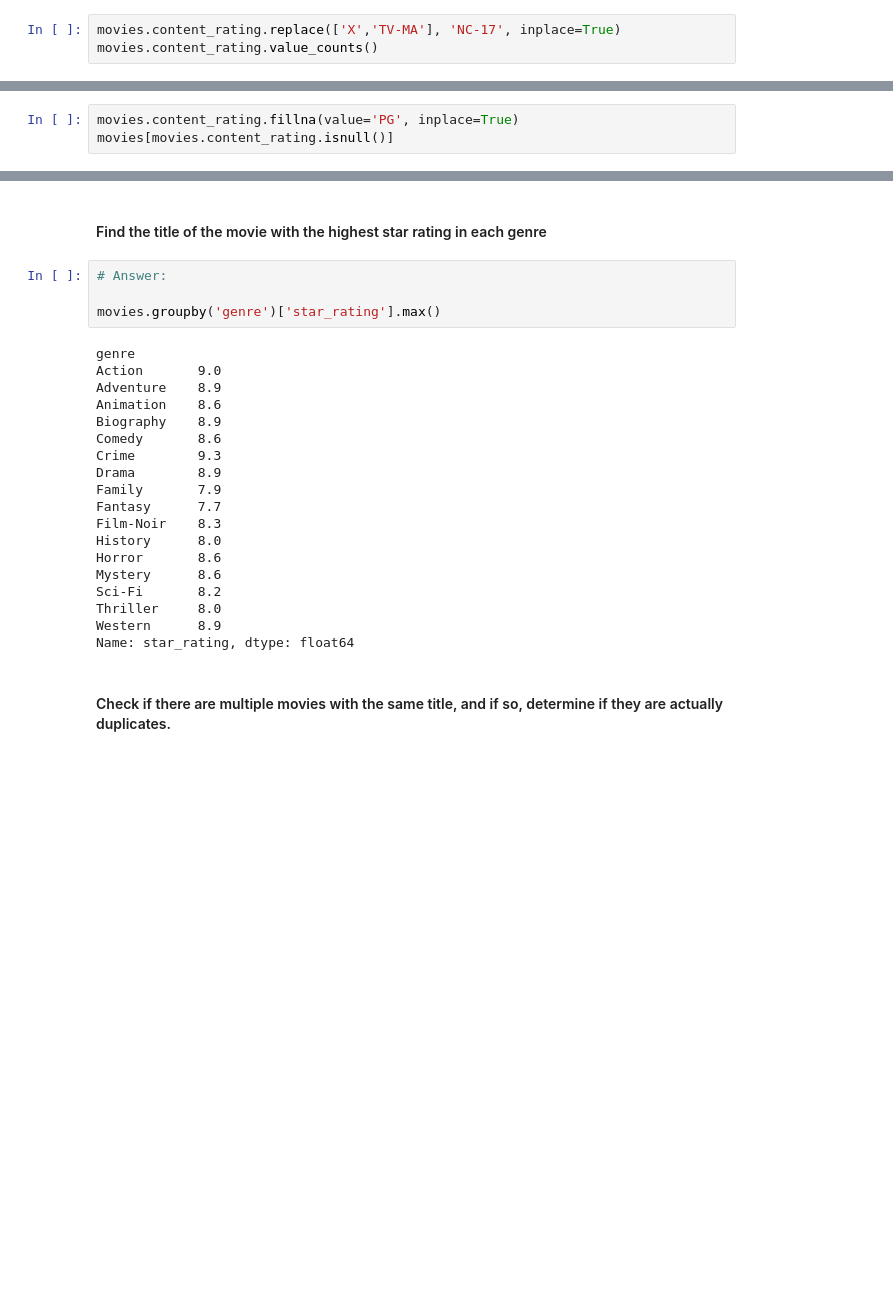
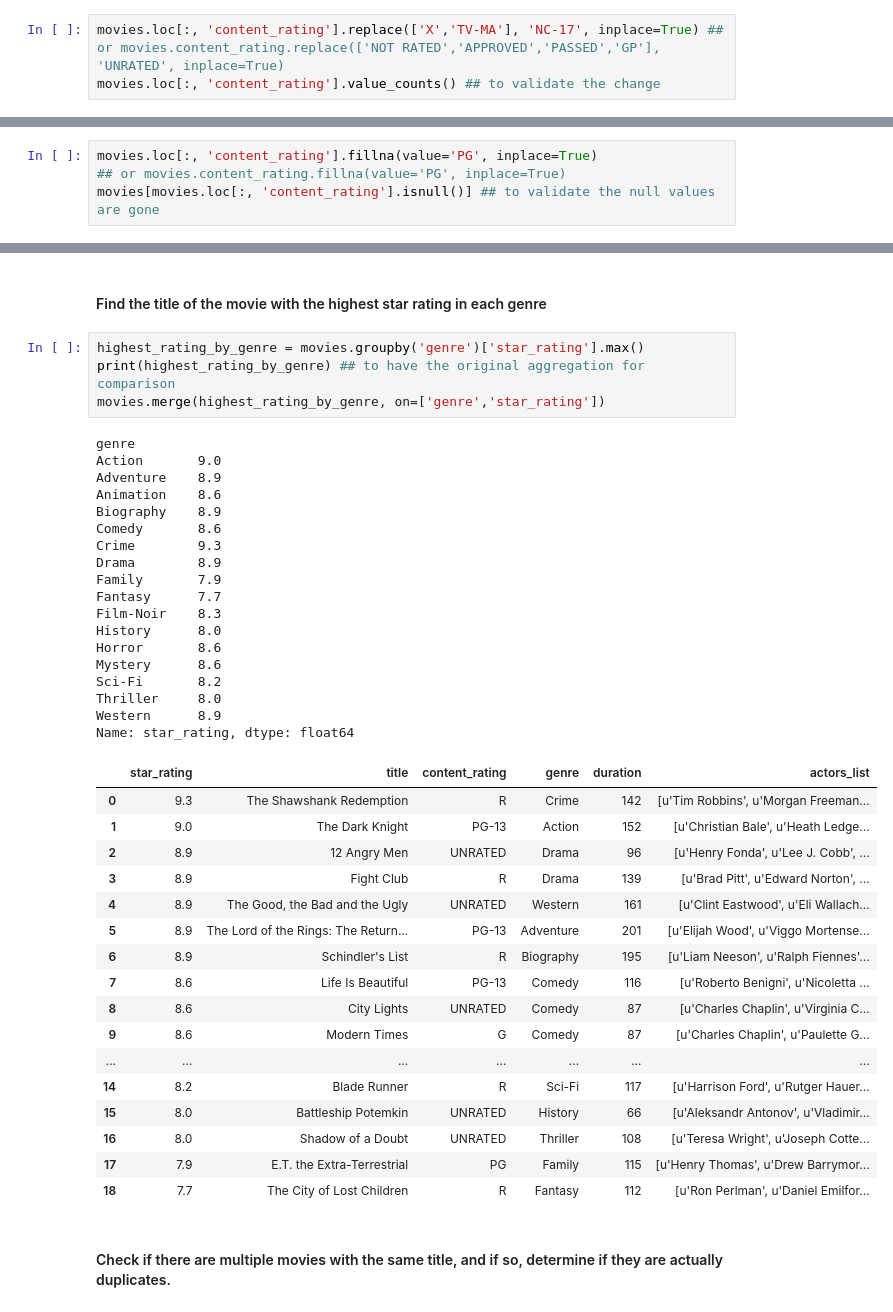
Before and after one commit to JimScheffel/jim_scheffel_unit2_project, a Jupyter notebook: imdb.ipynb, the cells around one changed output, grey strips where cells are left out. Cells and saved outputs as stored; diff of their text form; blank space fills up the shorter version.

```diff
--- a/imdb.ipynb
+++ b/imdb.ipynb
@@ -140,8 +143,8 @@ Name: content_rating, dtype: int64
 # %% [markdown]
 #### Convert the following content ratings to "NC-17": X, TV-MA.
 # %%
-movies.content_rating.replace(['X','TV-MA'], 'NC-17', inplace=True)
-movies.content_rating.value_counts()
+movies.loc[:, 'content_rating'].replace(['X','TV-MA'], 'NC-17', inplace=True) ## or movies.content_rating.replace(['NOT RATED','APPROVED','PASSED','GP'], 'UNRATED', inplace=True)
+movies.loc[:, 'content_rating'].value_counts() ## to validate the change
 # %% [output]
 R          460
 PG-13      189
@@ -174,6 +179,7 @@ movies[movies.content_rating.isnull()]
 # %%
-movies.content_rating.fillna(value='PG', inplace=True)
-movies[movies.content_rating.isnull()]
+movies.loc[:, 'content_rating'].fillna(value='PG', inplace=True)
+## or movies.content_rating.fillna(value='PG', inplace=True)
+movies[movies.loc[:, 'content_rating'].isnull()] ## to validate the null values are gone
 # %% [output]
 |  | star_rating | title | content_rating | genre | duration | actors_list |
 # %% [markdown]
@@ -219,28 +231,45 @@ movies.groupby('genre').agg({'duration':'mean'})
 # Answer:
 # %% [markdown]
 #### Find the title of the movie with the highest star rating in each genre
-# %%
-# Answer:
-
-movies.groupby('genre')['star_rating'].max()
-# %% [output]
-genre
-Action       9.0
-Adventure    8.9
-Animation    8.6
-Biography    8.9
-Comedy       8.6
-Crime        9.3
-Drama        8.9
-Family       7.9
-Fantasy      7.7
-Film-Noir    8.3
-History      8.0
-Horror       8.6
-Mystery      8.6
-Sci-Fi       8.2
-Thriller     8.0
-Western      8.9
-Name: star_rating, dtype: float64
+# %%
+highest_rating_by_genre = movies.groupby('genre')['star_rating'].max()
+print(highest_rating_by_genre) ## to have the original aggregation for comparison
+movies.merge(highest_rating_by_genre, on=['genre','star_rating'])
+# %% [output]
+genre
+Action       9.0
+Adventure    8.9
+Animation    8.6
+Biography    8.9
+Comedy       8.6
+Crime        9.3
+Drama        8.9
+Family       7.9
+Fantasy      7.7
+Film-Noir    8.3
+History      8.0
+Horror       8.6
+Mystery      8.6
+Sci-Fi       8.2
+Thriller     8.0
+Western      8.9
+Name: star_rating, dtype: float64
+|  | star_rating | title | content_rating | genre | duration | actors_list |
+| 0 | 9.3 | The Shawshank Redemption | R | Crime | 142 | [u'Tim Robbins', u'Morgan Freeman... |
+| 1 | 9.0 | The Dark Knight | PG-13 | Action | 152 | [u'Christian Bale', u'Heath Ledge... |
+| 2 | 8.9 | 12 Angry Men | UNRATED | Drama | 96 | [u'Henry Fonda', u'Lee J. Cobb', ... |
+| 3 | 8.9 | Fight Club | R | Drama | 139 | [u'Brad Pitt', u'Edward Norton', ... |
+| 4 | 8.9 | The Good, the Bad and the Ugly | UNRATED | Western | 161 | [u'Clint Eastwood', u'Eli Wallach... |
+| 5 | 8.9 | The Lord of the Rings: The Return... | PG-13 | Adventure | 201 | [u'Elijah Wood', u'Viggo Mortense... |
+| 6 | 8.9 | Schindler's List | R | Biography | 195 | [u'Liam Neeson', u'Ralph Fiennes'... |
+| 7 | 8.6 | Life Is Beautiful | PG-13 | Comedy | 116 | [u'Roberto Benigni', u'Nicoletta ... |
+| 8 | 8.6 | City Lights | UNRATED | Comedy | 87 | [u'Charles Chaplin', u'Virginia C... |
+| 9 | 8.6 | Modern Times | G | Comedy | 87 | [u'Charles Chaplin', u'Paulette G... |
+| ... | ... | ... | ... | ... | ... | ... |
+| 14 | 8.2 | Blade Runner | R | Sci-Fi | 117 | [u'Harrison Ford', u'Rutger Hauer... |
+| 15 | 8.0 | Battleship Potemkin | UNRATED | History | 66 | [u'Aleksandr Antonov', u'Vladimir... |
+| 16 | 8.0 | Shadow of a Doubt | UNRATED | Thriller | 108 | [u'Teresa Wright', u'Joseph Cotte... |
+| 17 | 7.9 | E.T. the Extra-Terrestrial | PG | Family | 115 | [u'Henry Thomas', u'Drew Barrymor... |
+| 18 | 7.7 | The City of Lost Children | R | Fantasy | 112 | [u'Ron Perlman', u'Daniel Emilfor... |
 # %% [markdown]
 #### Check if there are multiple movies with the same title, and if so, determine if they are actually duplicates.
```
Also changed, not shown: parts of 23 cells of this notebook.
